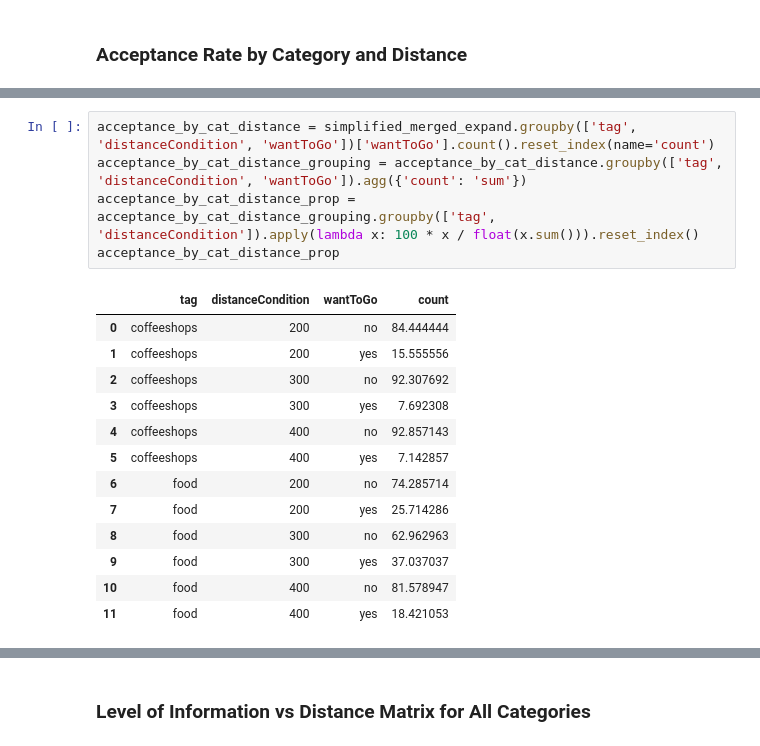
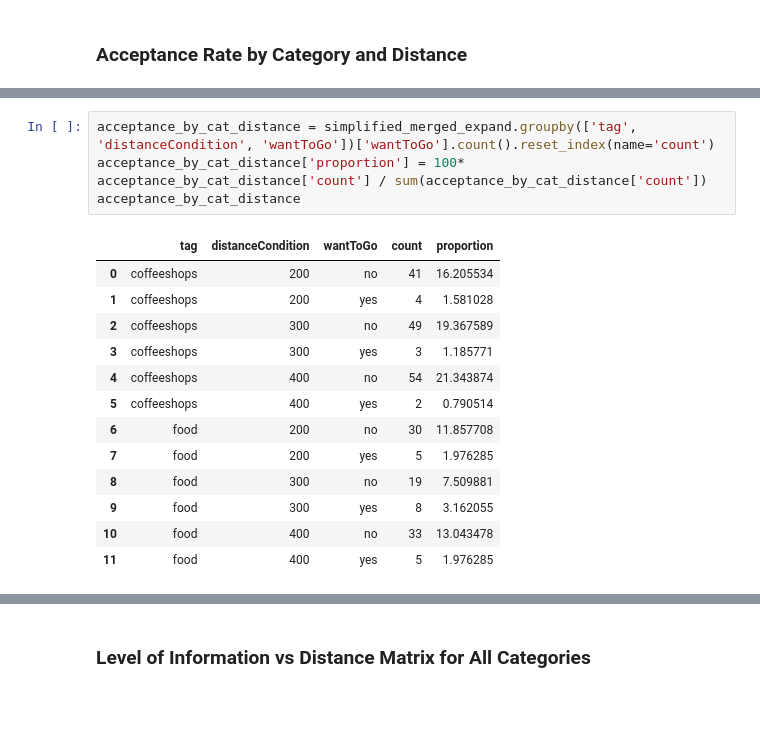
Before and after one commit to NUDelta/les-study-analysis, a Jupyter notebook: expand-exploit-study-analysis.ipynb, the cells around one changed output, grey strips where cells are left out. Cells and saved outputs as stored; diff of their text form; blank space fills up the shorter version.

```diff
--- a/expand-exploit-study-analysis.ipynb
+++ b/expand-exploit-study-analysis.ipynb
@@ -412,20 +469,19 @@ sns.barplot(data=acceptance_by_cat[['tag', 'count', 'wantToGo']], x='tag', y='co
 # %%
 acceptance_by_cat_distance = simplified_merged_expand.groupby(['tag', 'distanceCondition', 'wantToGo'])['wantToGo'].count().reset_index(name='count')
-acceptance_by_cat_distance_grouping = acceptance_by_cat_distance.groupby(['tag', 'distanceCondition', 'wantToGo']).agg({'count': 'sum'})
-acceptance_by_cat_distance_prop = acceptance_by_cat_distance_grouping.groupby(['tag', 'distanceCondition']).apply(lambda x: 100 * x / float(x.sum())).reset_index()
-acceptance_by_cat_distance_prop
+acceptance_by_cat_distance['proportion'] = 100* acceptance_by_cat_distance['count'] / sum(acceptance_by_cat_distance['count'])
+acceptance_by_cat_distance
 # %% [output]
-|  | tag | distanceCondition | wantToGo | count |
-| 0 | coffeeshops | 200 | no | 84.444444 |
-| 1 | coffeeshops | 200 | yes | 15.555556 |
-| 2 | coffeeshops | 300 | no | 92.307692 |
-| 3 | coffeeshops | 300 | yes | 7.692308 |
-| 4 | coffeeshops | 400 | no | 92.857143 |
-| 5 | coffeeshops | 400 | yes | 7.142857 |
-| 6 | food | 200 | no | 74.285714 |
-| 7 | food | 200 | yes | 25.714286 |
-| 8 | food | 300 | no | 62.962963 |
-| 9 | food | 300 | yes | 37.037037 |
-| 10 | food | 400 | no | 81.578947 |
-| 11 | food | 400 | yes | 18.421053 |
+|  | tag | distanceCondition | wantToGo | count | proportion |
+| 0 | coffeeshops | 200 | no | 41 | 16.205534 |
+| 1 | coffeeshops | 200 | yes | 4 | 1.581028 |
+| 2 | coffeeshops | 300 | no | 49 | 19.367589 |
+| 3 | coffeeshops | 300 | yes | 3 | 1.185771 |
+| 4 | coffeeshops | 400 | no | 54 | 21.343874 |
+| 5 | coffeeshops | 400 | yes | 2 | 0.790514 |
+| 6 | food | 200 | no | 30 | 11.857708 |
+| 7 | food | 200 | yes | 5 | 1.976285 |
+| 8 | food | 300 | no | 19 | 7.509881 |
+| 9 | food | 300 | yes | 8 | 3.162055 |
+| 10 | food | 400 | no | 33 | 13.043478 |
+| 11 | food | 400 | yes | 5 | 1.976285 |
 # %%
```
Also changed, not shown: parts of 26 cells of this notebook.
